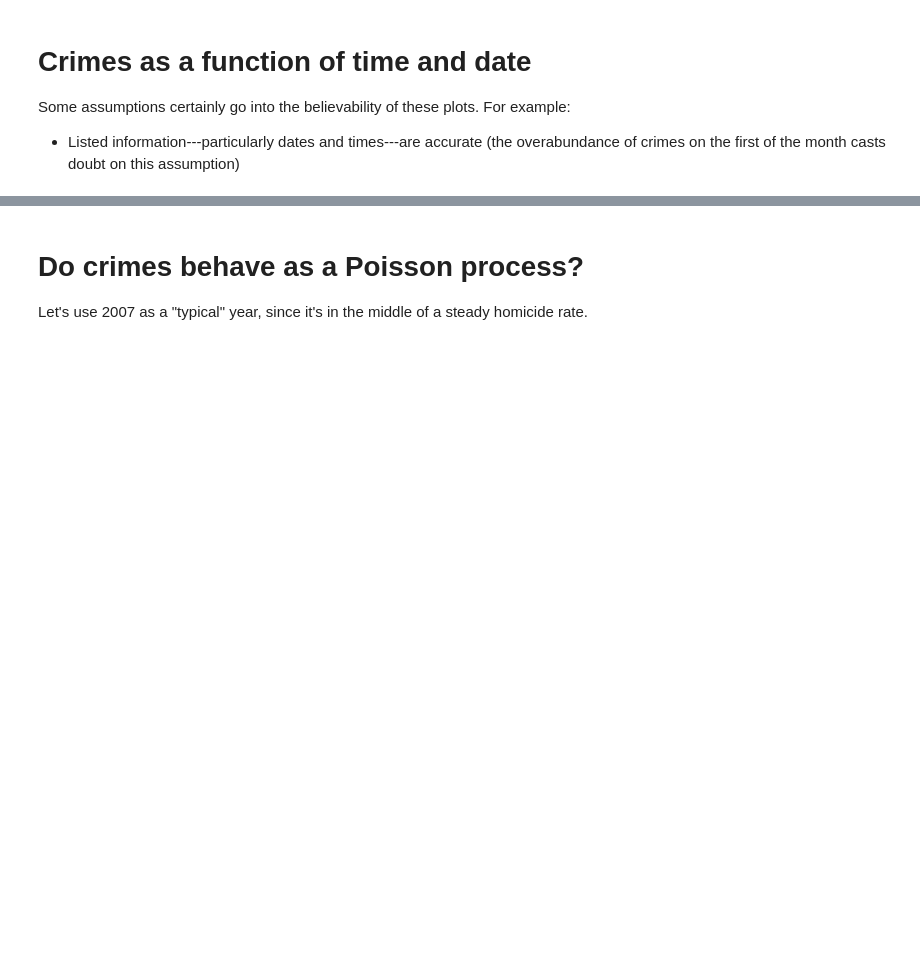
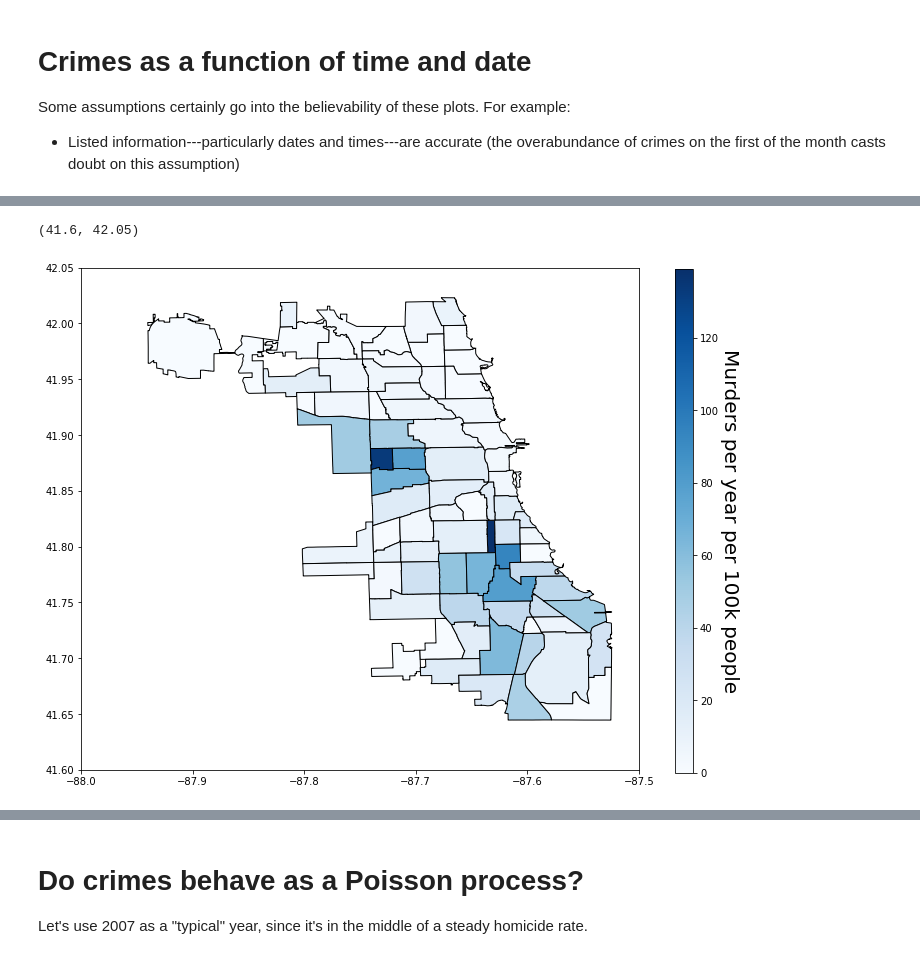
Before and after one commit to emapple/chicago-crime, a Jupyter notebook: Chicago-crime.ipynb, the cells around one changed output, grey strips where cells are left out. Drawn from its saved outputs; the diff is of its cells as text; code cells hidden in the pictures; blank space fills up the shorter version.

```diff
--- a/Chicago-crime.ipynb
+++ b/Chicago-crime.ipynb
@@ -17,0 +85,3 @@ crimedata = read_data(filename)
+# %%
+census_dat = pd.read_excel('/home/elaad/Documents/Fun/DatAnalysis/datasets/CCASF12010CMAP.xlsx',
+                          index_col=1, header=1, skiprows=0)
@@ -81,0 +209,10 @@ plt.legend(loc='best')
+# %%
+geodf = geopandas.read_file('../datasets/Boundaries_Community_Areas/')
+# %%
+subview = crimedata.loc[crimedata['Year'] == 2019]
+neighborhood_counts = subview[subview['Primary Type'] == 'HOMICIDE']['Community Area'].value_counts(sort=False)
+neighborhood_counts = neighborhood_counts.reindex(index=geodf['area_num_1'].astype(int), fill_value=0)
+neighborhood_rates = 1e5 * neighborhood_counts / census_dat['Total Population'] / len(subview['Year'].value_counts())
+# %%
+cmap1 = plt.cm.ScalarMappable(cmap='Blues')
+cmap1.set_clim(0, neighborhood_rates.max())
@@ -81,0 +261,15 @@ plt.legend(loc='best')
+# %%
+test_colors = np.zeros(len(neighborhood_counts))
+test_colors[25] = 900000
+# fig, ax = plt.subplots(1, 1)
+# fig.set_size_inches(5, 5)
+ax = geodf.plot(edgecolor='k', facecolor=cmap1.to_rgba(neighborhood_rates.loc[geodf['area_num_1'].astype(int)]), figsize=(10, 10))
+fig = ax.get_figure()
+cax = fig.add_axes([0.95, 0.15, 0.025, 0.7])
+cbar = fig.colorbar(cmap1, cax=cax)
+cbar.set_label('Murders per year per 100k people', rotation=270, fontsize=20, labelpad=20)
+ax.set_xlim([-88, -87.5])
+ax.set_ylim([41.6, 42.05])
+# %% [output]
+(41.6, 42.05)
+[figure, added]
```
Also changed, not shown: parts of 31 cells of this notebook.
